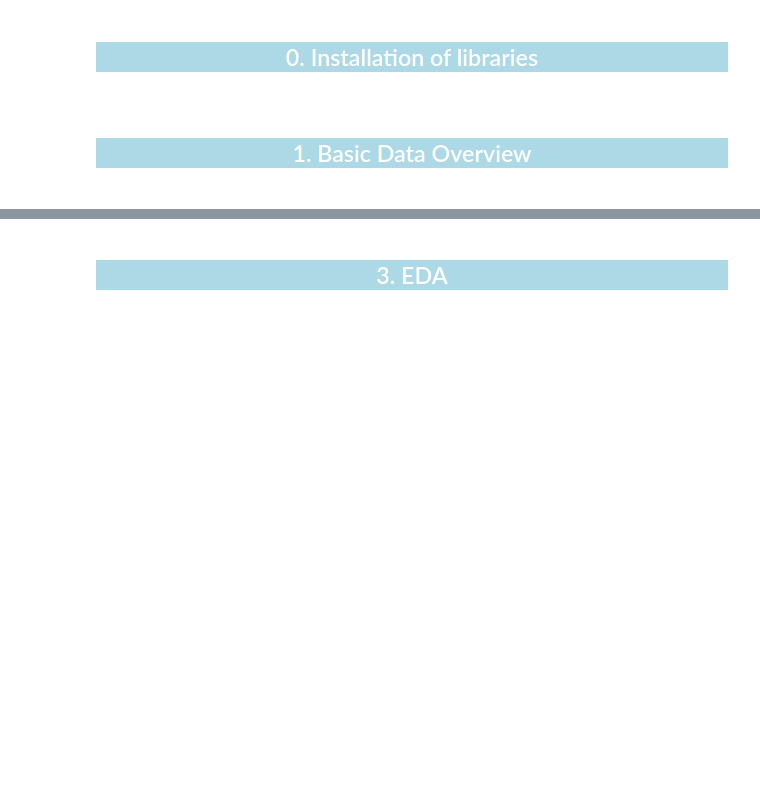
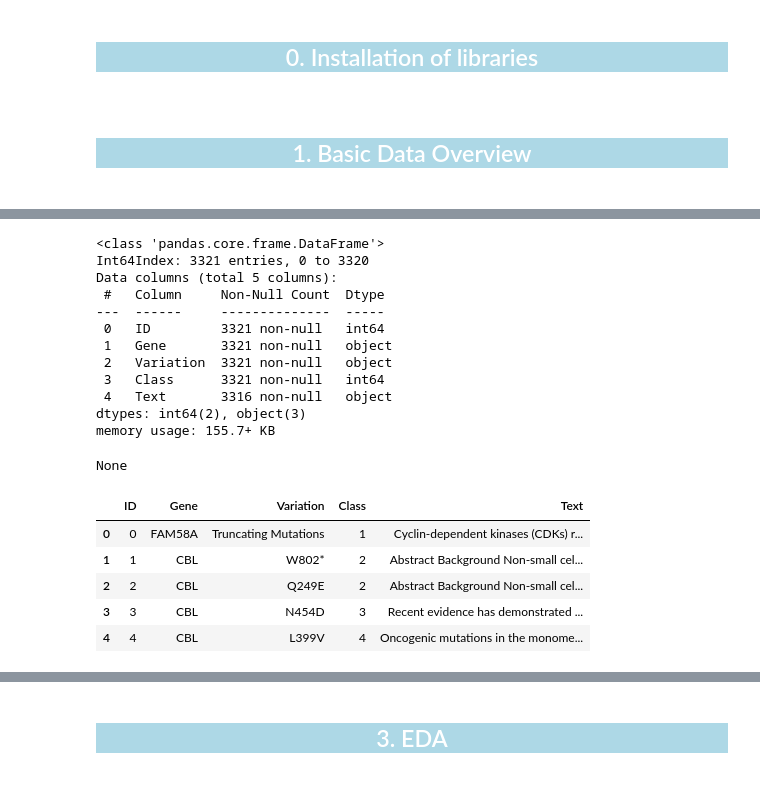
Before and after one commit to annamalkova8/Kaggle, a Jupyter notebook: cancer-treatment-prediction-my-vers.ipynb, the cells around one changed output, grey strips where cells are left out. Drawn from its saved outputs; the diff is of its cells as text; code cells hidden in the pictures; blank space fills up the shorter version.

Commit message:
Kaggle Notebook | cancer treatment prediction_my vers | Version 6

```diff
--- a/cancer-treatment-prediction-my-vers.ipynb
+++ b/cancer-treatment-prediction-my-vers.ipynb
@@ -115,0 +80,8 @@ FileNotFoundError: [Errno 2] No such file or directory: '/kaggle/input/msk-redef
+# %%
+train_text = pd.read_csv('/kaggle/input/unzip-files/training_text',
+                         sep='\|\|',
+                         header=None,
+                         skiprows=1,
+                         names=["ID","Text"])
+display(train_text.info(),
+       train_text.head())
@@ -115,0 +105,5 @@ FileNotFoundError: [Errno 2] No such file or directory: '/kaggle/input/msk-redef
+# %%
+train_var = pd.read_csv('/kaggle/input/unzip-files/training_variants')
+display(train_var.info(),
+       train_var.head(),
+       train_var.describe())
@@ -115,0 +138,25 @@ FileNotFoundError: [Errno 2] No such file or directory: '/kaggle/input/msk-redef
+# %%
+train = train_var.merge(train_text, how='left', on='ID')
+display(train.info(),
+       train.head()
+       )
+# %% [output]
+<class 'pandas.core.frame.DataFrame'>
+Int64Index: 3321 entries, 0 to 3320
+Data columns (total 5 columns):
+ #   Column     Non-Null Count  Dtype
+---  ------     --------------  -----
+ 0   ID         3321 non-null   int64
+ 1   Gene       3321 non-null   object
+ 2   Variation  3321 non-null   object
+ 3   Class      3321 non-null   int64
+ 4   Text       3316 non-null   object
+dtypes: int64(2), object(3)
+memory usage: 155.7+ KB
+None
+|  | ID | Gene | Variation | Class | Text |
+| 0 | 0 | FAM58A | Truncating Mutations | 1 | Cyclin-dependent kinases (CDKs) r... |
+| 1 | 1 | CBL | W802* | 2 | Abstract Background Non-small cel... |
+| 2 | 2 | CBL | Q249E | 2 | Abstract Background Non-small cel... |
+| 3 | 3 | CBL | N454D | 3 | Recent evidence has demonstrated ... |
+| 4 | 4 | CBL | L399V | 4 | Oncogenic mutations in the monome... |
```
Also changed, not shown: parts of 19 cells of this notebook.
